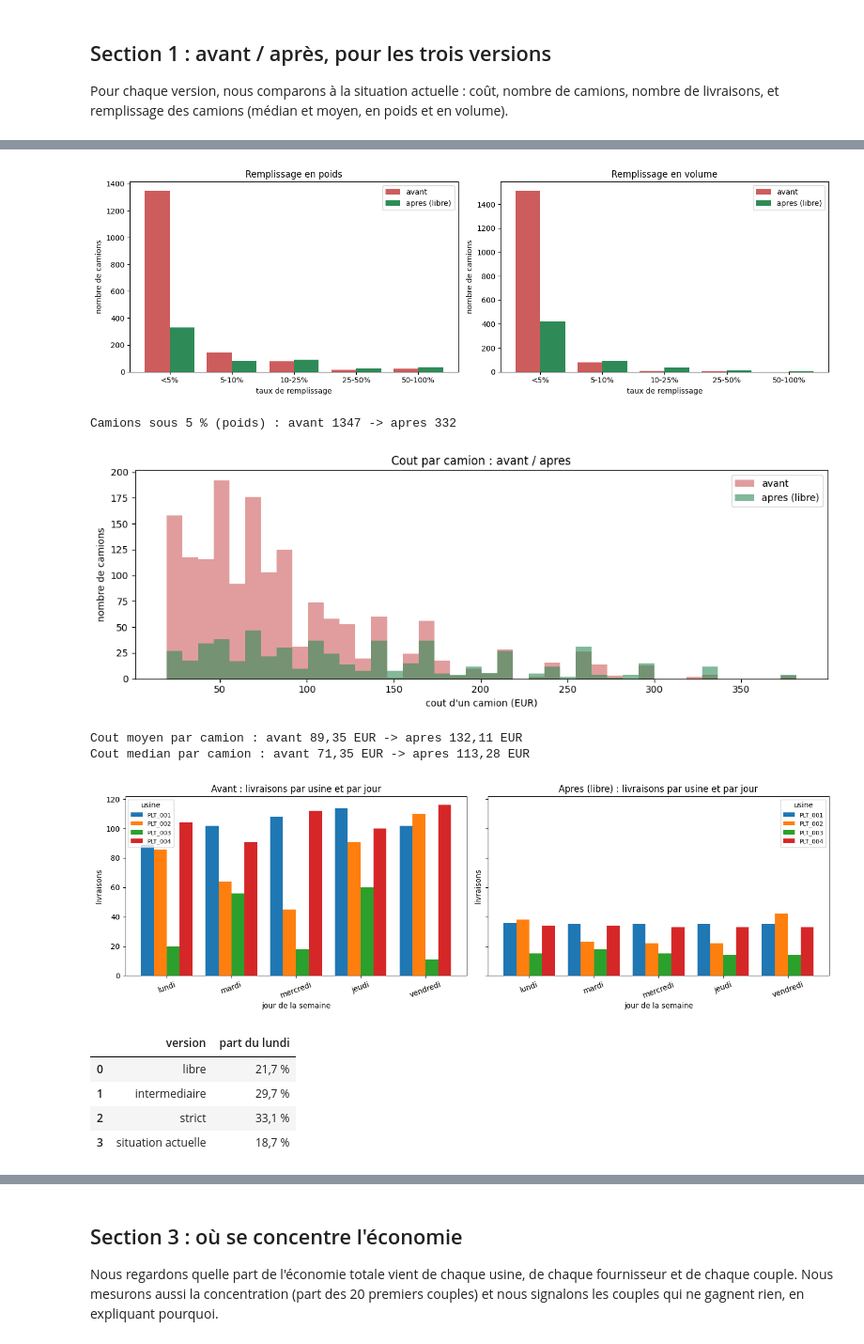
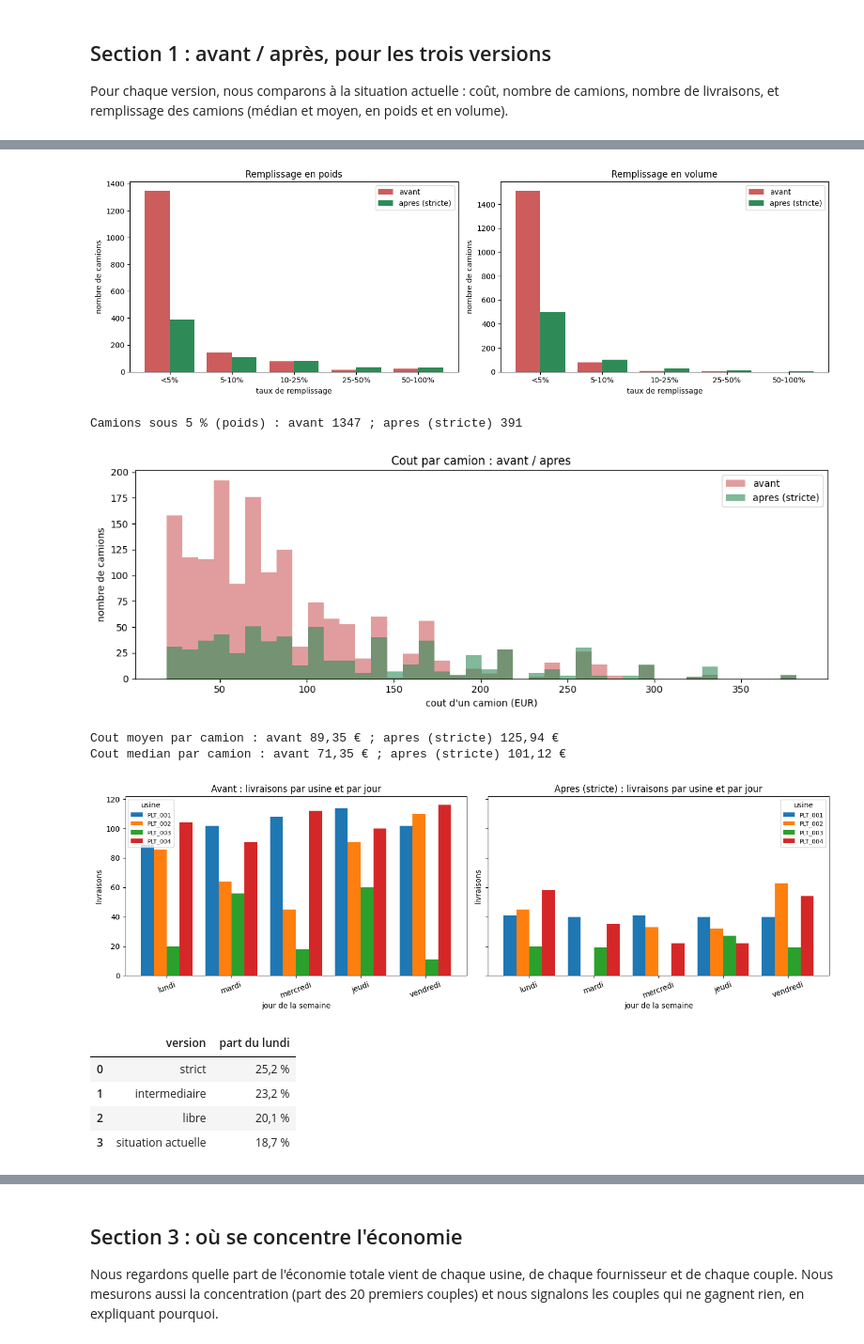
Before and after one commit to FlorentinBIAOU/Projet-IA, a Jupyter notebook: notebooks/milestone4.ipynb, the cells around one changed output, grey strips where cells are left out. Shown at 94% size. Saved outputs shown, nothing was run; the diff lists cells and outputs as text; code cells hidden in the pictures.

```diff
--- a/notebooks/milestone4.ipynb
+++ b/notebooks/milestone4.ipynb
@@ -77,7 +90,7 @@ comme un échec, et nous passons au test suivant. Nous voulons voir tous les ré
 def fmt_eur(x, dec=2):
     """Montant au format 74 908,28 EUR (espace pour les milliers, virgule pour les decimales)."""
     s = f"{abs(x):,.{dec}f}".replace(",", " ").replace(".", ",")
-    return ("-" if x < 0 else "") + s + " EUR"
+    return ("-" if x < 0 else "") + s + " €"
 
 def fmt_pct(x, dec=1):
     """Pourcentage au format 41,8 %."""
@@ -97,6 +110,9 @@ def tester(nom, categorie, ce_que_ca_teste, pourquoi, fonction_du_test):
                       "detail": "" if ok else str(detail)})
     return None
 
+# La version stricte (recommandee) vient en premier dans les tableaux qui comparent les trois versions.
+VERSIONS_AFFICHAGE = ("strict", "intermediaire", "libre")
+
 # Nous preparons une fois les trois versions du moteur (evaluation, lissage, sorties, validation).
 SOLUTIONS = {}
 for _mode in MODES:
@@ -1116,6 +1218,6 @@ par jour de la semaine, la charge par usine et par jour, et la part du lundi.
 # %%
-cont_libre = SOLUTIONS["libre"]["contenu"]
-rp_ap, rv_ap = remplissages(cont_libre)
+cont_strict = SOLUTIONS["strict"]["contenu"]
+rp_ap, rv_ap = remplissages(cont_strict)
 # remplissage volume avant
 remp_avant_vol = []
 for (s, pl, dt), gg in opt.groupby(["supplier_id", "plant", "date"]):
@@ -1136,16 +1238,16 @@ for ax, av, ap, titre in [(a1, remp_avant_poids, rp_ap.values, "Remplissage en p
     cb = pd.cut(ap, bins=bornes, labels=libelles, include_lowest=True).value_counts().reindex(libelles)
     x = np.arange(len(libelles))
     ax.bar(x - 0.2, ca.values, width=0.4, label="avant", color="indianred")
-    ax.bar(x + 0.2, cb.values, width=0.4, label="apres (libre)", color="seagreen")
+    ax.bar(x + 0.2, cb.values, width=0.4, label="apres (stricte)", color="seagreen")
     ax.set_title(titre); ax.set_xlabel("taux de remplissage"); ax.set_ylabel("nombre de camions")
     ax.set_xticks(x); ax.set_xticklabels(libelles); ax.legend()
 plt.tight_layout(); plt.show()
-print("Camions sous 5 % (poids) : avant", int((remp_avant_poids < 5).sum()), "-> apres", int((rp_ap < 5).sum()))
+print("Camions sous 5 % (poids) : avant", int((remp_avant_poids < 5).sum()), "; apres (stricte)", int((rp_ap < 5).sum()))
 # %% [output]
-[figure, old version]
+[figure, new version]
-Camions sous 5 % (poids) : avant 1347 -> apres 332
+Camions sous 5 % (poids) : avant 1347 ; apres (stricte) 391
 # %%
-# Cout par camion : avant / apres (libre).
+# Cout par camion : avant / apres (version stricte).
 cout_avant_camion = []
 for (s, pl, dt), gg in opt.groupby(["supplier_id", "plant", "date"]):
     lg = gg["ligne_grille"].iloc[0]
@@ -1155,47 +1257,47 @@ for (s, pl, dt), gg in opt.groupby(["supplier_id", "plant", "date"]):
         cout_avant_camion += [prix_camion(lg, w) for w in charger_camions_vieux(nn["weight"].values, nn["volume"].values)]
     cout_avant_camion += [prix_exceptionnel(lg)] * int(exc.sum())
 cout_apres_camion = []
-for cid, gg in cont_libre.groupby("camion_id"):
+for cid, gg in cont_strict.groupby("camion_id"):
     lg = COUPLES[(gg["supplier_id"].iloc[0], gg["plant"].iloc[0])]["ligne"]
     cout_apres_camion.append(prix_exceptionnel(lg) if gg["envoi_exceptionnel"].iloc[0] else prix_camion(lg, gg["poids"].sum()))
 
 fig, ax = plt.subplots(figsize=(11, 4))
 ax.hist(cout_avant_camion, bins=40, color="indianred", alpha=0.6, label="avant")
-ax.hist(cout_apres_camion, bins=40, color="seagreen", alpha=0.6, label="apres (libre)")
+ax.hist(cout_apres_camion, bins=40, color="seagreen", alpha=0.6, label="apres (stricte)")
 ax.set_title("Cout par camion : avant / apres"); ax.set_xlabel("cout d'un camion (EUR)")
 ax.set_ylabel("nombre de camions"); ax.legend()
 plt.tight_layout(); plt.show()
-print("Cout moyen par camion : avant", fmt_eur(np.mean(cout_avant_camion)), "-> apres", fmt_eur(np.mean(cout_apres_camion)))
-print("Cout median par camion : avant", fmt_eur(np.median(cout_avant_camion)), "-> apres", fmt_eur(np.median(cout_apres_camion)))
+print("Cout moyen par camion : avant", fmt_eur(np.mean(cout_avant_camion)), "; apres (stricte)", fmt_eur(np.mean(cout_apres_camion)))
+print("Cout median par camion : avant", fmt_eur(np.median(cout_avant_camion)), "; apres (stricte)", fmt_eur(np.median(cout_apres_camion)))
 # %% [output]
-[figure, old version]
+[figure, new version]
-Cout moyen par camion : avant 89,35 EUR -> apres 132,11 EUR
-Cout median par camion : avant 71,35 EUR -> apres 113,28 EUR
+Cout moyen par camion : avant 89,35 € ; apres (stricte) 125,94 €
+Cout median par camion : avant 71,35 € ; apres (stricte) 101,12 €
 # %%
-# Camions par jour de la semaine : avant / apres (libre). On reutilise les outils du moteur.
+# Camions par jour de la semaine : avant / apres (version stricte). On reutilise les outils du moteur.
 def charge_avant_jour():
     from collections import defaultdict
     t = defaultdict(lambda: defaultdict(int))
     for (s, pl, dt), gg in opt.groupby(["supplier_id", "plant", "date"]):
         t[pl][pd.Timestamp(dt).weekday()] += 1
     return t
 
 fig, (a1, a2) = plt.subplots(1, 2, figsize=(14, 4.5), sharey=True)
 tracer_charge(charge_avant_jour(), "Avant : livraisons par usine et par jour", a1)
-tracer_charge(charge_par_jour_semaine(SOLUTIONS["libre"]["choix"]), "Apres (libre) : livraisons par usine et par jour", a2)
+tracer_charge(charge_par_jour_semaine(SOLUTIONS["strict"]["choix"]), "Apres (stricte) : livraisons par usine et par jour", a2)
 plt.tight_layout(); plt.show()
 
 # Part du lundi par version.
-lundi = pd.DataFrame([{"version": m, "part du lundi": fmt_pct(part_lundi(SOLUTIONS[m]["choix"])[2])} for m in MODES])
+lundi = pd.DataFrame([{"version": m, "part du lundi": fmt_pct(part_lundi(SOLUTIONS[m]["choix"])[2])} for m in VERSIONS_AFFICHAGE])
 lundi.loc[len(lundi)] = {"version": "situation actuelle",
                          "part du lundi": fmt_pct(sum(1 for (s, pl, dt) in opt.groupby(["supplier_id", "plant", "date"]).groups
                                                        if pd.Timestamp(dt).weekday() == 0) / livraisons_avant * 100)}
 display(lundi)
 # %% [output]
-[figure, old version]
+[figure, new version]
 |  | version | part du lundi |
-| 0 | libre | 21,7 % |
-| 1 | intermediaire | 29,7 % |
-| 2 | strict | 33,1 % |
+| 0 | strict | 25,2 % |
+| 1 | intermediaire | 23,2 % |
+| 2 | libre | 20,1 % |
 | 3 | situation actuelle | 18,7 % |
 # %% [markdown]
```
Also changed, not shown: parts of 38 cells of this notebook, 6 other files.
